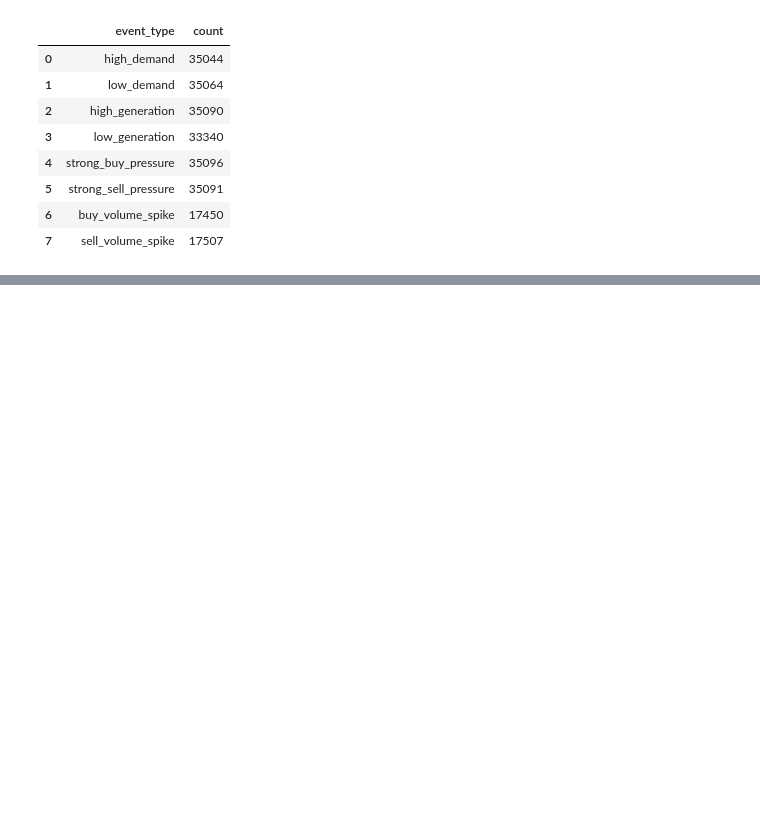
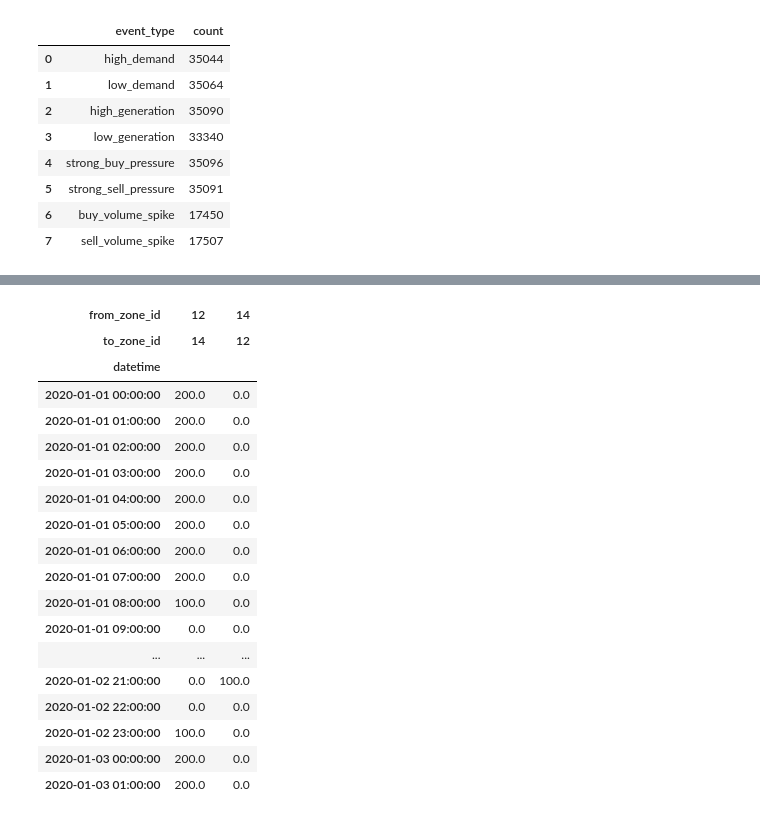
Before and after one commit to huugoox/tfg, a Jupyter notebook: notebooks/02_simple_events.ipynb, the cells around one changed output, grey strips where cells are left out. Saved outputs shown, nothing was run; the diff lists cells and outputs as text; code cells hidden in the pictures; blank space fills up the shorter version.

```diff
--- a/notebooks/02_simple_events.ipynb
+++ b/notebooks/02_simple_events.ipynb
@@ -215,0 +208,43 @@ AttributeError: 'SimpleEventDetector' object has no attribute 'detect_flow_event
+# %%
+# ============================================================
+# CHECK OPPOSITE DIRECTIONS FOR NO1 <-> NO3
+# ============================================================
+
+example = df_flows[
+    (
+        ((df_flows["from_zone_id"] == 12) & (df_flows["to_zone_id"] == 14)) |
+        ((df_flows["from_zone_id"] == 14) & (df_flows["to_zone_id"] == 12))
+    )
+].copy()
+
+example = pre.create_datetime_index(example, convert_to_utc=False)
+example = example.reset_index()
+
+example_pivot = example.pivot_table(
+    index="datetime",
+    columns=["from_zone_id", "to_zone_id"],
+    values="flow_value",
+    aggfunc="first"
+)
+
+display(example_pivot.head(50))
+# %% [output]
+| from_zone_id | 12 | 14 |
+| to_zone_id | 14 | 12 |
+| datetime |  |  |
+| 2020-01-01 00:00:00 | 200.0 | 0.0 |
+| 2020-01-01 01:00:00 | 200.0 | 0.0 |
+| 2020-01-01 02:00:00 | 200.0 | 0.0 |
+| 2020-01-01 03:00:00 | 200.0 | 0.0 |
+| 2020-01-01 04:00:00 | 200.0 | 0.0 |
+| 2020-01-01 05:00:00 | 200.0 | 0.0 |
+| 2020-01-01 06:00:00 | 200.0 | 0.0 |
+| 2020-01-01 07:00:00 | 200.0 | 0.0 |
+| 2020-01-01 08:00:00 | 100.0 | 0.0 |
+| 2020-01-01 09:00:00 | 0.0 | 0.0 |
+| ... | ... | ... |
+| 2020-01-02 21:00:00 | 0.0 | 100.0 |
+| 2020-01-02 22:00:00 | 0.0 | 0.0 |
+| 2020-01-02 23:00:00 | 100.0 | 0.0 |
+| 2020-01-03 00:00:00 | 200.0 | 0.0 |
+| 2020-01-03 01:00:00 | 200.0 | 0.0 |
```
Also changed, not shown: parts of 3 cells of this notebook, 1 other file.
